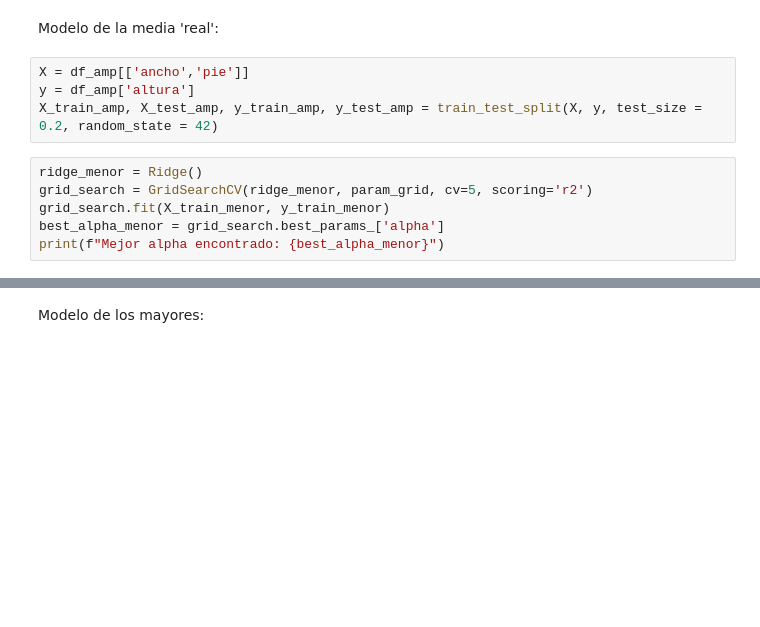
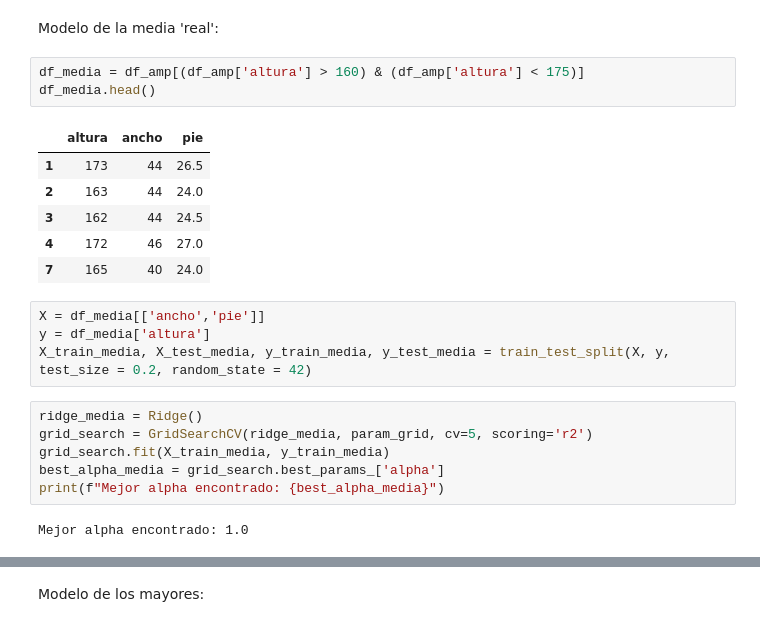
Before and after one commit to RafaelTakata0105/EstOpt_examen2, a Jupyter notebook: modelos.ipynb, the cells around one changed output, grey strips where cells are left out. Saved outputs shown, nothing was run; the diff lists cells and outputs as text; blank space fills up the shorter version.

Commit message:
modelo de la media

```diff
--- a/modelos.ipynb
+++ b/modelos.ipynb
@@ -500,12 +498,24 @@ alpha 200.0 R2 0.8756428055084832 RMSE 1.0806081881400598
 # %% [markdown]
 Modelo de la media 'real':
+# %%
+df_media = df_amp[(df_amp['altura'] > 160) & (df_amp['altura'] < 175)]
+df_media.head()
+# %% [output]
+|  | altura | ancho | pie |
+| 1 | 173 | 44 | 26.5 |
+| 2 | 163 | 44 | 24.0 |
+| 3 | 162 | 44 | 24.5 |
+| 4 | 172 | 46 | 27.0 |
+| 7 | 165 | 40 | 24.0 |
 # %%
-X = df_amp[['ancho','pie']]
-y = df_amp['altura']
-X_train_amp, X_test_amp, y_train_amp, y_test_amp = train_test_split(X, y, test_size = 0.2, random_state = 42)
+X = df_media[['ancho','pie']]
+y = df_media['altura']
+X_train_media, X_test_media, y_train_media, y_test_media = train_test_split(X, y, test_size = 0.2, random_state = 42)
 # %%
-ridge_menor = Ridge()
-grid_search = GridSearchCV(ridge_menor, param_grid, cv=5, scoring='r2')
-grid_search.fit(X_train_menor, y_train_menor)
-best_alpha_menor = grid_search.best_params_['alpha']
-print(f"Mejor alpha encontrado: {best_alpha_menor}")
+ridge_media = Ridge()
+grid_search = GridSearchCV(ridge_media, param_grid, cv=5, scoring='r2')
+grid_search.fit(X_train_media, y_train_media)
+best_alpha_media = grid_search.best_params_['alpha']
+print(f"Mejor alpha encontrado: {best_alpha_media}")
+# %% [output]
+Mejor alpha encontrado: 1.0
```
Also changed, not shown: parts of 9 cells of this notebook.
